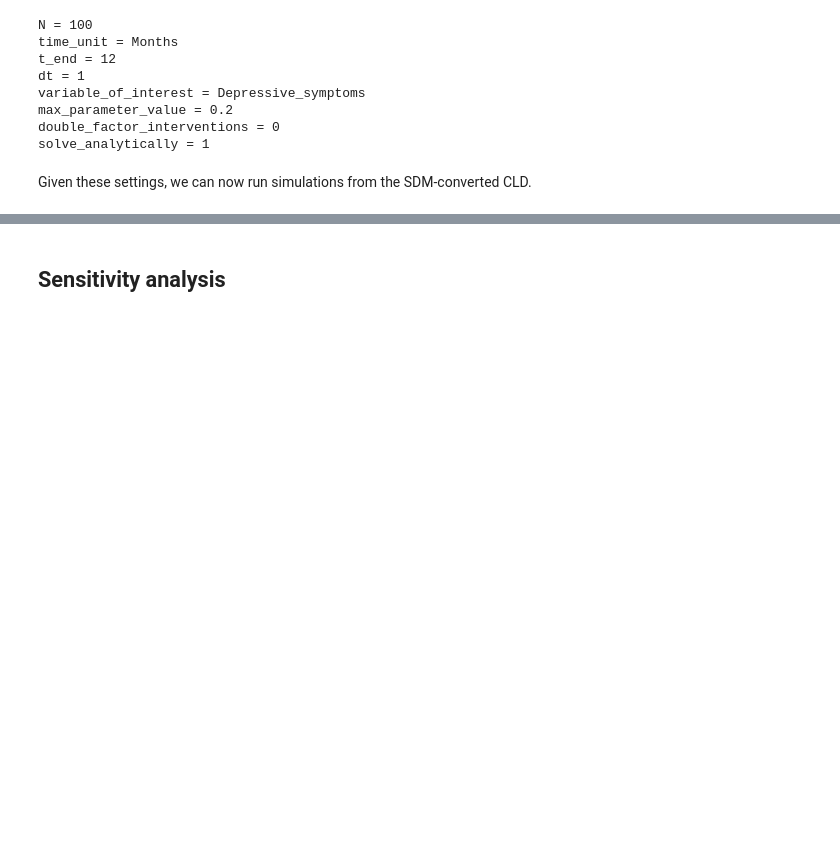
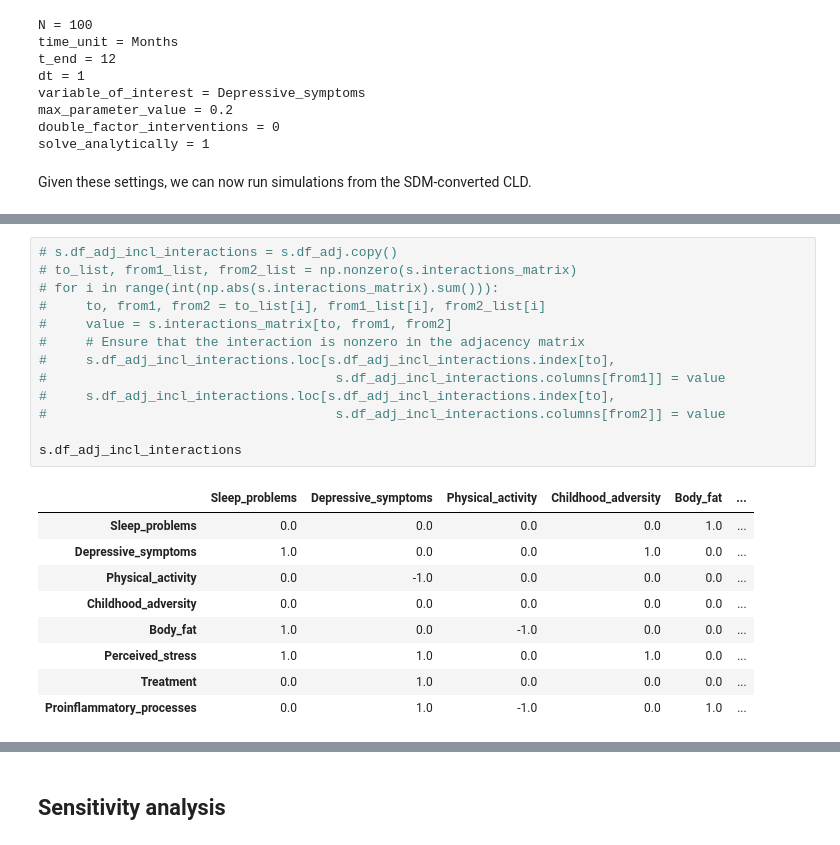
Before and after one commit to jerul/systemdynamics, a Jupyter notebook: Examples/Sleep.ipynb, the cells around one changed output, grey strips where cells are left out. Cells and saved outputs as stored; diff of their text form; blank space fills up the shorter version.

```diff
--- a/Examples/Sleep.ipynb
+++ b/Examples/Sleep.ipynb
@@ -47 +58,24 @@ Currently only works correctly for linear SDMs
+# %%
+# s.df_adj_incl_interactions = s.df_adj.copy()
+# to_list, from1_list, from2_list = np.nonzero(s.interactions_matrix)
+# for i in range(int(np.abs(s.interactions_matrix).sum())):
+#     to, from1, from2 = to_list[i], from1_list[i], from2_list[i]
+#     value = s.interactions_matrix[to, from1, from2]
+#     # Ensure that the interaction is nonzero in the adjacency matrix
+#     s.df_adj_incl_interactions.loc[s.df_adj_incl_interactions.index[to],
+#                                     s.df_adj_incl_interactions.columns[from1]] = value
+#     s.df_adj_incl_interactions.loc[s.df_adj_incl_interactions.index[to],
+#                                     s.df_adj_incl_interactions.columns[from2]] = value
+
+s.df_adj_incl_interactions
+# %% [output]
+|  | Sleep_problems | Depressive_symptoms | Physical_activity | Childhood_adversity | Body_fat | ... |
+| Sleep_problems | 0.0 | 0.0 | 0.0 | 0.0 | 1.0 | ... |
+| Depressive_symptoms | 1.0 | 0.0 | 0.0 | 1.0 | 0.0 | ... |
+| Physical_activity | 0.0 | -1.0 | 0.0 | 0.0 | 0.0 | ... |
+| Childhood_adversity | 0.0 | 0.0 | 0.0 | 0.0 | 0.0 | ... |
+| Body_fat | 1.0 | 0.0 | -1.0 | 0.0 | 0.0 | ... |
+| Perceived_stress | 1.0 | 1.0 | 0.0 | 1.0 | 0.0 | ... |
+| Treatment | 0.0 | 1.0 | 0.0 | 0.0 | 0.0 | ... |
+| Proinflammatory_processes | 0.0 | 1.0 | -1.0 | 0.0 | 1.0 | ... |
 # %%
```
Also changed, not shown: parts of 6 cells of this notebook, 9 other files.
